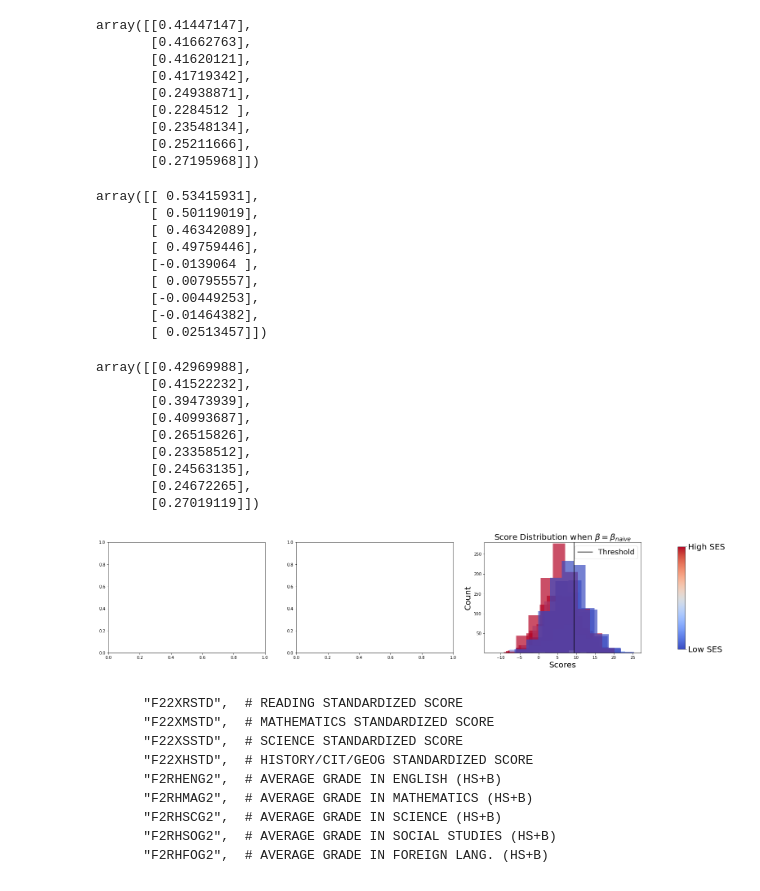
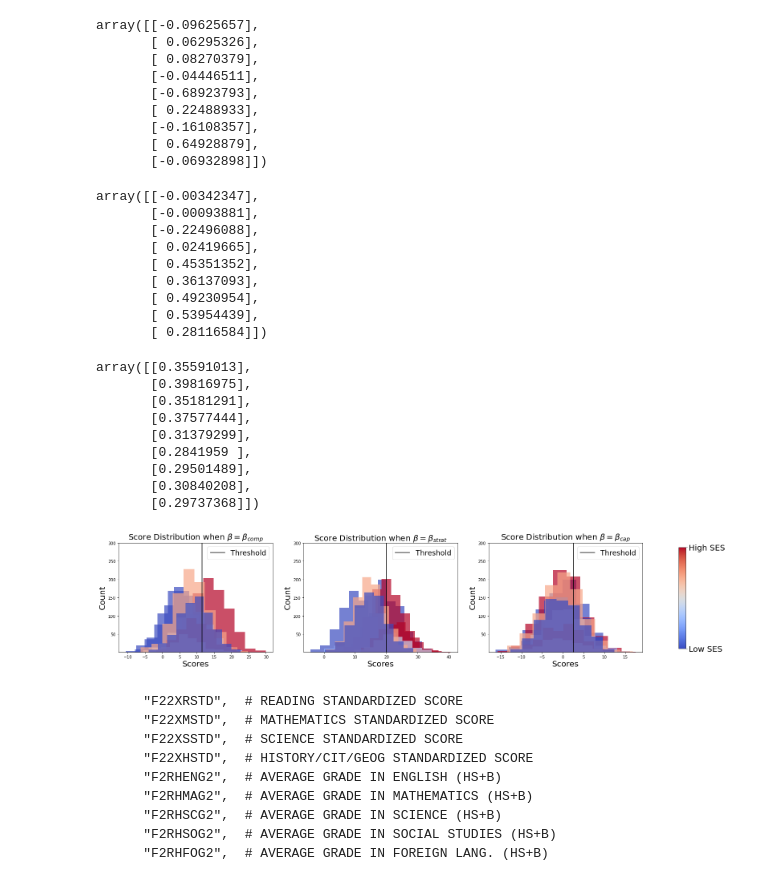
Before and after one commit to roshni714/policy-learning-competing-agents, a Jupyter notebook: paper-figure-7.ipynb, the cells around one changed output. Drawn from its saved outputs; the diff is of its cells as text; code cells hidden in the pictures.

```diff
--- a/paper-figure-7.ipynb
+++ b/paper-figure-7.ipynb
@@ -8,6 +9,6 @@ from data_gen import get_agent_distribution_and_losses_nels
 # %%
-def get_final_beta(df, gradient_type):
-    l = [float(x) for x in list(df[df["gradient_type"]==gradient_type]["final_beta"].item()[1:-1].split(","))]
+def get_final_beta(df, method):
+    l = [float(x) for x in list(df[df["method"]==method]["final_beta"].item()[1:-1].split(","))]
     arr = np.array(l).reshape(len(l), 1)
     return arr
 
@@ -32,47 +33,47 @@ agent_dist, all_types_and_losses, all_labels, _, _, sigma = get_agent_distributi
                                                                                               seed=0)
 q=0.7
 
-df = pd.read_csv("results/nels_hrs_work_11-26-22.csv")
+df = pd.read_csv("results/nels_months_attended_11-26-22.csv")
 df = df[df["seed"] == 0]
-#beta_pe = get_final_beta(df, "total_deriv")
-#beta_me = get_final_beta(df, "partial_deriv_loss_beta")
-beta_naive = get_final_beta(df, "expected_gradient_beta_naive")
+beta_pe = get_final_beta(df, "total_deriv")
+beta_me = get_final_beta(df, "partial_deriv_loss_beta")
+beta_naive = get_final_beta(df, "ewm")
 # %%
 beta_naive
 # %% [output]
-array([[0.41447147],
-       [0.41662763],
-       [0.41620121],
-       [0.41719342],
-       [0.24938871],
-       [0.2284512 ],
-       [0.23548134],
-       [0.25211666],
-       [0.27195968]])
+array([[-0.09625657],
+       [ 0.06295326],
+       [ 0.08270379],
+       [-0.04446511],
+       [-0.68923793],
+       [ 0.22488933],
+       [-0.16108357],
+       [ 0.64928879],
+       [-0.06932898]])
 # %%
 beta_pe
 # %% [output]
-array([[ 0.53415931],
-       [ 0.50119019],
-       [ 0.46342089],
-       [ 0.49759446],
-       [-0.0139064 ],
-       [ 0.00795557],
-       [-0.00449253],
-       [-0.01464382],
-       [ 0.02513457]])
+array([[-0.00342347],
+       [-0.00093881],
+       [-0.22496088],
+       [ 0.02419665],
+       [ 0.45351352],
+       [ 0.36137093],
+       [ 0.49230954],
+       [ 0.53954439],
+       [ 0.28116584]])
 # %%
 beta_me
 # %% [output]
-array([[0.42969988],
-       [0.41522232],
-       [0.39473939],
-       [0.40993687],
-       [0.26515826],
-       [0.23358512],
-       [0.24563135],
-       [0.24672265],
-       [0.27019119]])
+array([[0.35591013],
+       [0.39816975],
+       [0.35181291],
+       [0.37577444],
+       [0.31379299],
+       [0.2841959 ],
+       [0.29501489],
+       [0.30840208],
+       [0.29737368]])
 # %%
 def plot_score_dist(ax, agent_dist, beta, sigma, q, title):
     scores = get_score_distribution(agent_dist, beta, sigma, q)
@@ -87,27 +88,27 @@ def plot_score_dist(ax, agent_dist, beta, sigma, q, title):
     ax.set_title(title, fontsize=20)
     ax.legend(fontsize=18)
     #ax.set_xlim(1, 26)
-    ax.set_ylim(1, 280)
+    ax.set_ylim(1, 300)
     ax.set_xlabel("Scores", fontsize=20)
     ax.set_ylabel("Count", fontsize=20)
     return normalized_socio_econ
 # %%
 fig, axs = plt.subplots(1, 3, figsize=(25, 5))
-#normalized_socio_econ = plot_score_dist(axs[0], agent_dist, beta_pe, sigma, q, "Score Distribution when " +r"$\beta=\beta_{PE}$")
-#plot_score_dist(axs[1], agent_dist, beta_me, sigma, q, "Score Distribution when " +r"$\beta=\beta_{ME}$")
-normalized_socio_econ = plot_score_dist(axs[2], agent_dist, beta_naive, sigma, q, "Score Distribution when " +r"$\beta=\beta_{naive}$")
+normalized_socio_econ = plot_score_dist(axs[0], agent_dist, beta_pe, sigma, q, "Score Distribution when " +r"$\beta=\beta_{comp}$")
+plot_score_dist(axs[1], agent_dist, beta_me, sigma, q, "Score Distribution when " +r"$\beta=\beta_{strat}$")
+normalized_socio_econ = plot_score_dist(axs[2], agent_dist, beta_naive, sigma, q, "Score Distribution when " +r"$\beta=\beta_{cap}$")
 
 fig.subplots_adjust(right=0.85)
 cbar_ax = fig.add_axes([0.90, 0.15, 0.01, 0.7])
 
 norm = matplotlib.colors.Normalize(vmin=min(normalized_socio_econ), vmax=max(normalized_socio_econ))
 sm = plt.cm.ScalarMappable(cmap=cm.coolwarm, norm=norm)
 sm._A = []
 cbar = fig.colorbar(sm, cax=cbar_ax, ticks=[0, 1])
 cbar.ax.set_yticklabels(['Low SES', 'High SES'], fontsize=20)
 plt.savefig("figs/paper-figure-7.pdf")
 # %% [output]
-[figure, old version]
+[figure, new version]
 # %% [markdown]
         "F22XRSTD",  # READING STANDARDIZED SCORE
         "F22XMSTD",  # MATHEMATICS STANDARDIZED SCORE
```
Also changed, not shown: parts of 1 cell of this notebook, 5 other files.
